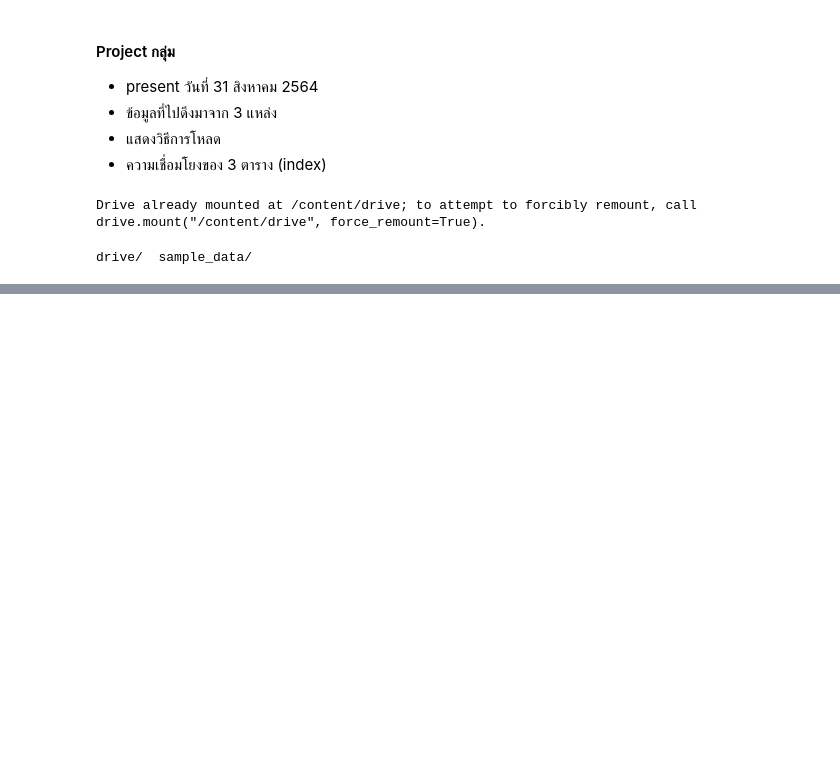
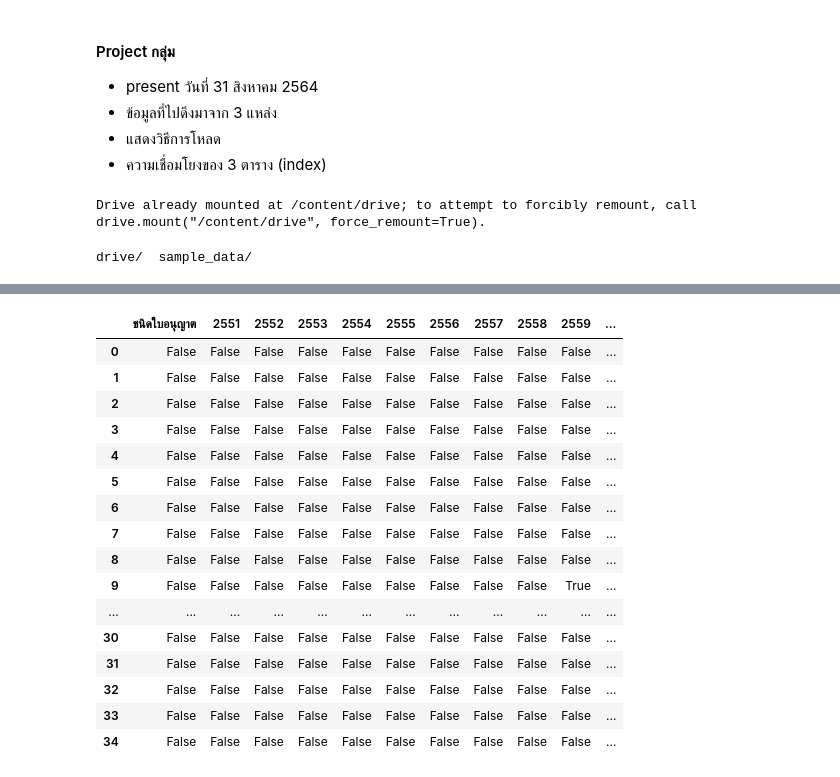
Before and after one commit to kittikhun62/DWDM21, a Jupyter notebook: project.ipynb, the cells around one changed output, grey strips where cells are left out. Cells and saved outputs as stored; diff of their text form; code cells hidden in the pictures; blank space fills up the shorter version.

```diff
--- a/project.ipynb
+++ b/project.ipynb
@@ -23,0 +63,20 @@ path = '/content/drive/My Drive/PROJECT'
+# %%
+data_driver1.isnull()
+# %% [output]
+|  | ชนิดใบอนุญาต | 2551 | 2552 | 2553 | 2554 | 2555 | 2556 | 2557 | 2558 | 2559 | ... |
+| 0 | False | False | False | False | False | False | False | False | False | False | ... |
+| 1 | False | False | False | False | False | False | False | False | False | False | ... |
+| 2 | False | False | False | False | False | False | False | False | False | False | ... |
+| 3 | False | False | False | False | False | False | False | False | False | False | ... |
+| 4 | False | False | False | False | False | False | False | False | False | False | ... |
+| 5 | False | False | False | False | False | False | False | False | False | False | ... |
+| 6 | False | False | False | False | False | False | False | False | False | False | ... |
+| 7 | False | False | False | False | False | False | False | False | False | False | ... |
+| 8 | False | False | False | False | False | False | False | False | False | False | ... |
+| 9 | False | False | False | False | False | False | False | False | False | True | ... |
+| ... | ... | ... | ... | ... | ... | ... | ... | ... | ... | ... | ... |
+| 30 | False | False | False | False | False | False | False | False | False | False | ... |
+| 31 | False | False | False | False | False | False | False | False | False | False | ... |
+| 32 | False | False | False | False | False | False | False | False | False | False | ... |
+| 33 | False | False | False | False | False | False | False | False | False | False | ... |
+| 34 | False | False | False | False | False | False | False | False | False | False | ... |
```
Also changed, not shown: parts of 20 cells of this notebook.
